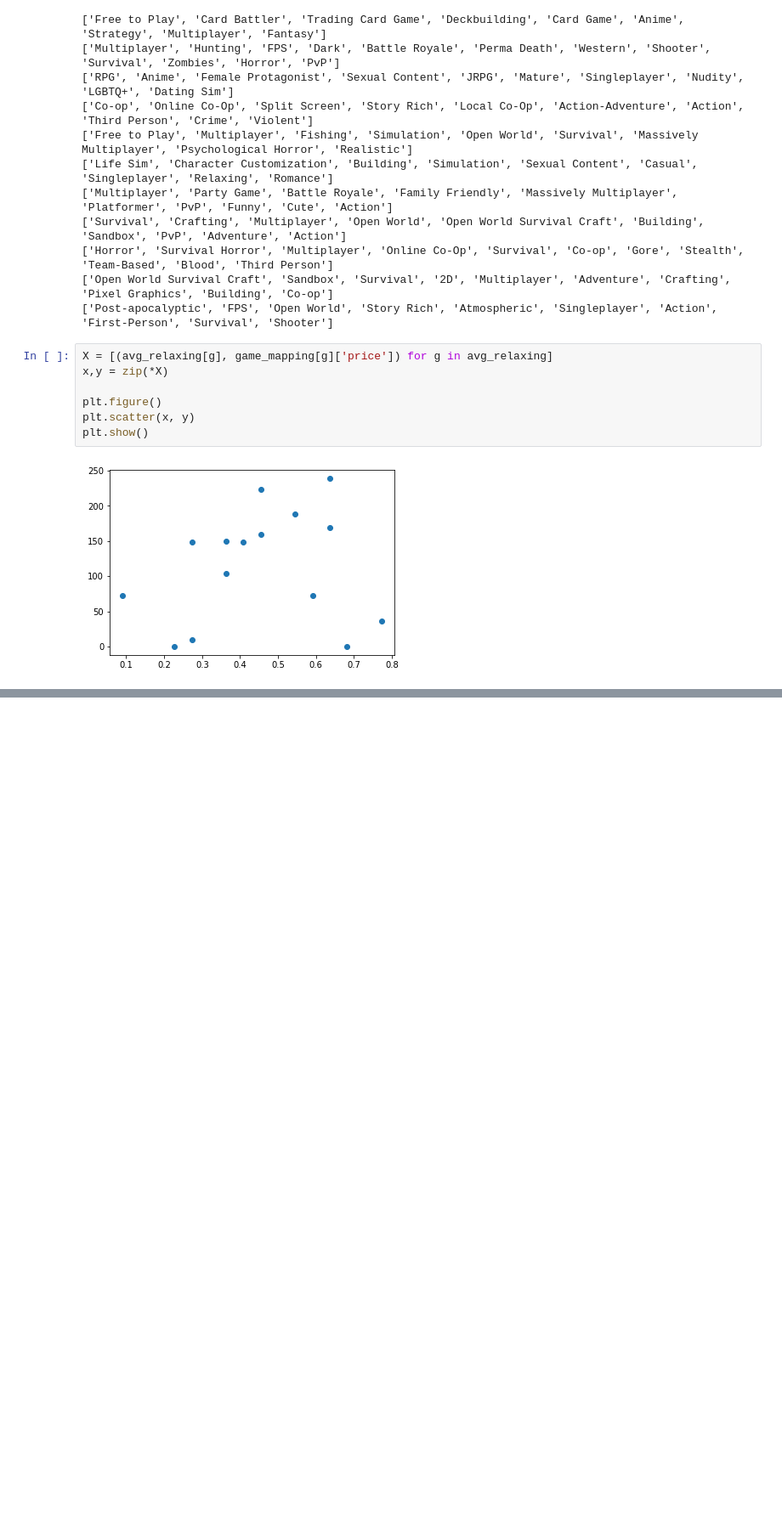
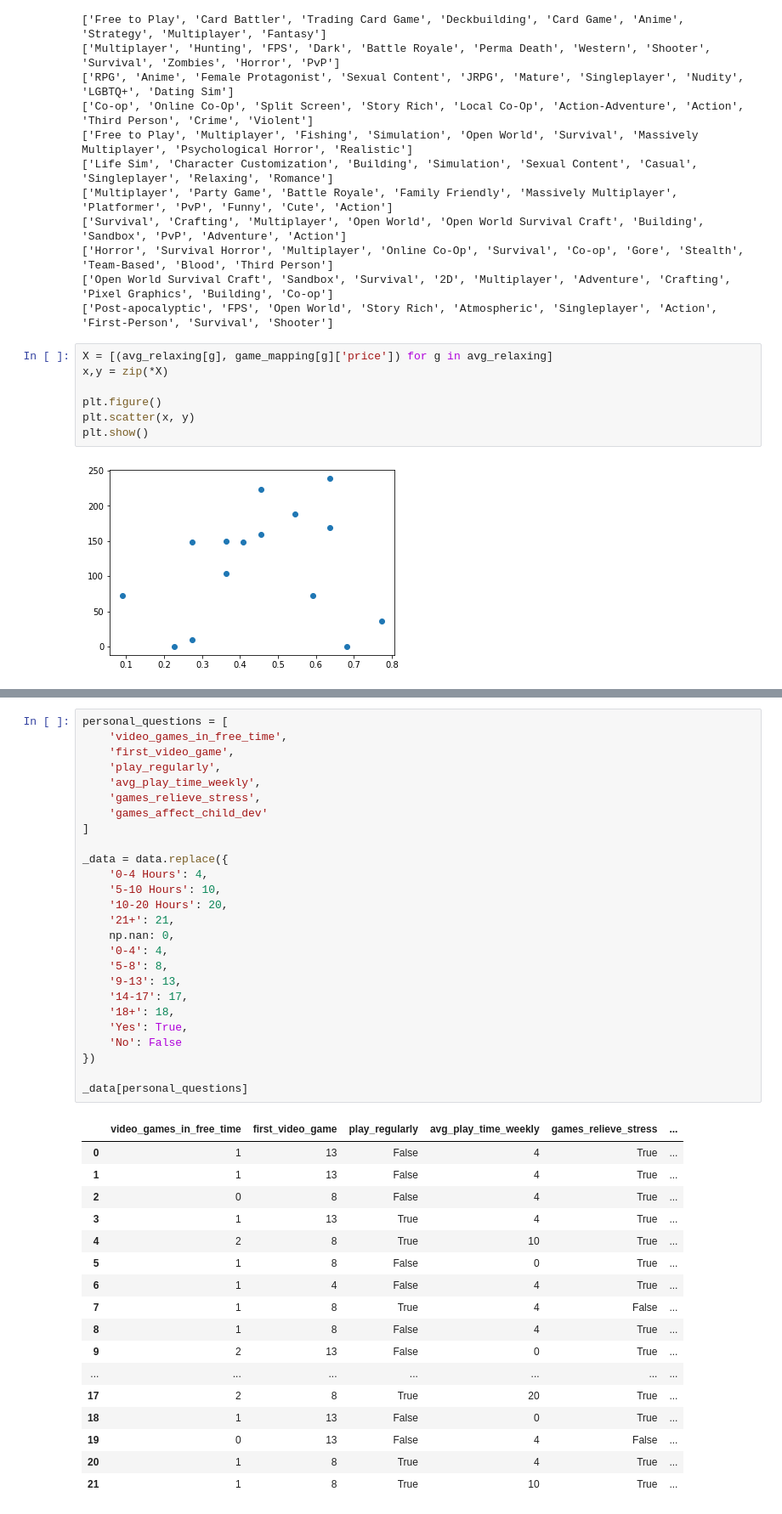
Before and after one commit to snirlugassy/steam-scraping, a Jupyter notebook: survey.ipynb, the cells around one changed output, grey strips where cells are left out. Shown at 85% size. Cells and saved outputs as stored; diff of their text form; blank space fills up the shorter version.

```diff
--- a/survey.ipynb
+++ b/survey.ipynb
@@ -262,0 +295,44 @@ plt.show()
+# %%
+personal_questions = [
+    'video_games_in_free_time',
+    'first_video_game',
+    'play_regularly',
+    'avg_play_time_weekly',
+    'games_relieve_stress',
+    'games_affect_child_dev'
+]
+
+_data = data.replace({
+    '0-4 Hours': 4,
+    '5-10 Hours': 10,
+    '10-20 Hours': 20,
+    '21+': 21,
+    np.nan: 0,
+    '0-4': 4,
+    '5-8': 8,
+    '9-13': 13,
+    '14-17': 17,
+    '18+': 18,
+    'Yes': True,
+    'No': False
+})
+
+_data[personal_questions]
+# %% [output]
+|  | video_games_in_free_time | first_video_game | play_regularly | avg_play_time_weekly | games_relieve_stress | ... |
+| 0 | 1 | 13 | False | 4 | True | ... |
+| 1 | 1 | 13 | False | 4 | True | ... |
+| 2 | 0 | 8 | False | 4 | True | ... |
+| 3 | 1 | 13 | True | 4 | True | ... |
+| 4 | 2 | 8 | True | 10 | True | ... |
+| 5 | 1 | 8 | False | 0 | True | ... |
+| 6 | 1 | 4 | False | 4 | True | ... |
+| 7 | 1 | 8 | True | 4 | False | ... |
+| 8 | 1 | 8 | False | 4 | True | ... |
+| 9 | 2 | 13 | False | 0 | True | ... |
+| ... | ... | ... | ... | ... | ... | ... |
+| 17 | 2 | 8 | True | 20 | True | ... |
+| 18 | 1 | 13 | False | 0 | True | ... |
+| 19 | 0 | 13 | False | 4 | False | ... |
+| 20 | 1 | 8 | True | 4 | True | ... |
+| 21 | 1 | 8 | True | 10 | True | ... |
```
Also changed, not shown: parts of 7 cells of this notebook, 1 other file.
